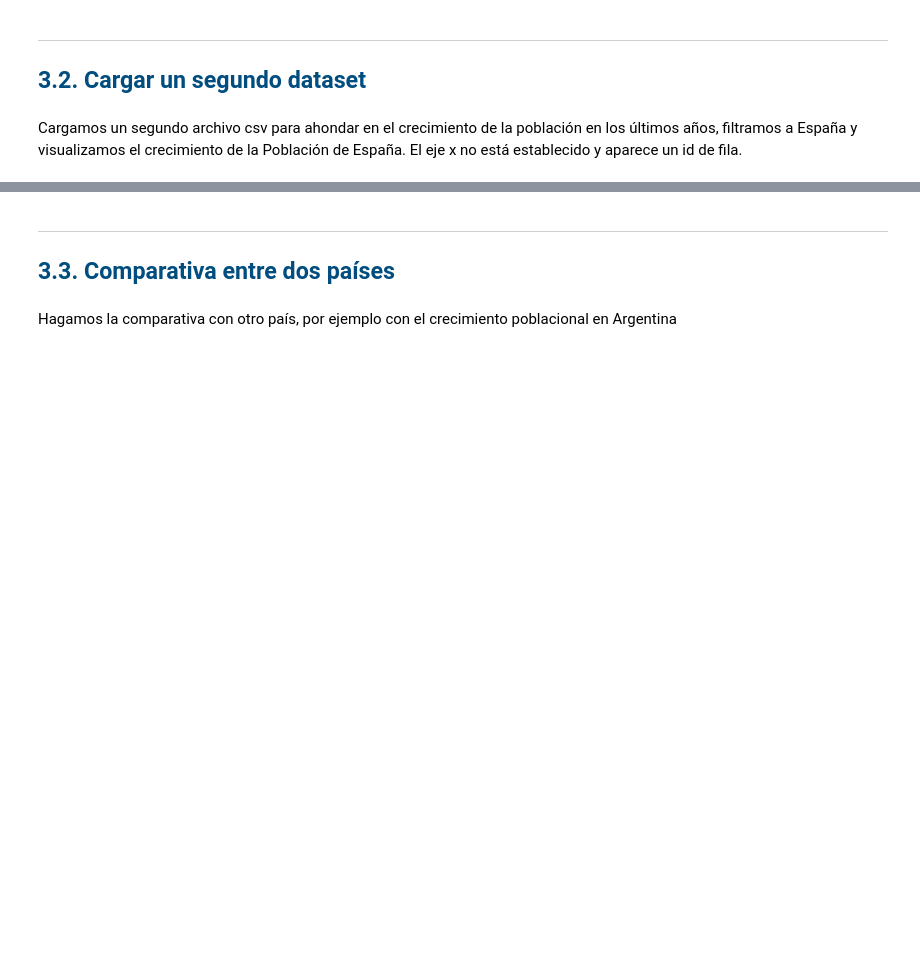
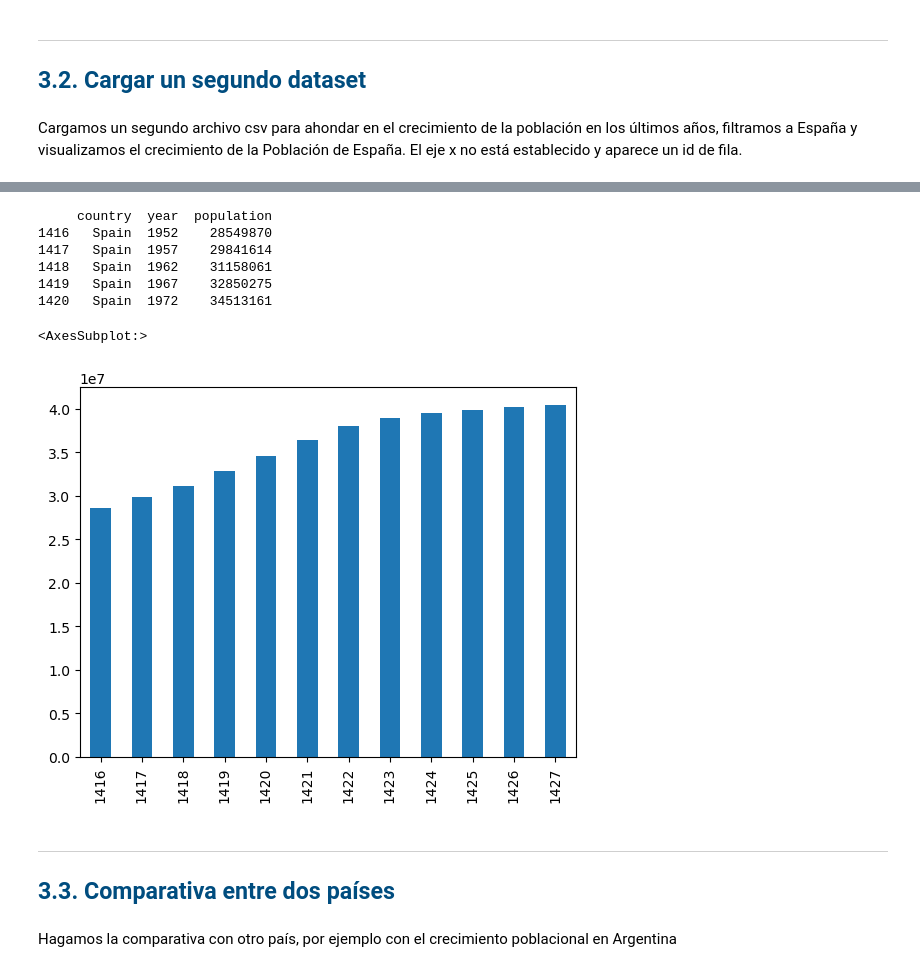
Before and after one commit to EnmanuelMartinsAbilheira/machine-learning-with-python-advanced-machine-learning, a Jupyter notebook: Cap 3. Preprocesamiento de datos/JupyterNotebooks/3.1. Analisis Exploratorio de Datos.ipynb, the cells around one changed output, grey strips where cells are left out. Drawn from its saved outputs; the diff is of its cells as text; code cells hidden in the pictures; blank space fills up the shorter version.

```diff
--- a/Cap 3. Preprocesamiento de datos/JupyterNotebooks/3.1. Analisis Exploratorio de Datos.ipynb
+++ b/Cap 3. Preprocesamiento de datos/JupyterNotebooks/3.1. Analisis Exploratorio de Datos.ipynb
@@ -228,0 +202,4 @@ Cargamos un segundo archivo csv para ahondar en el crecimiento de la población
+# %%
+dataset='data/countries2.csv'
+df_pop =pd.read_csv(dataset, sep=",")
+df_pop
@@ -229,3 +220,18 @@ Cargamos un segundo archivo csv para ahondar en el crecimiento de la población
+# %%
+df_pop_es = df_pop[df_pop["country"] == 'Spain']
+print(df_pop_es.head())
+# %% [output]
+     country  year  population
+1416   Spain  1952    28549870
+1417   Spain  1957    29841614
+1418   Spain  1962    31158061
+1419   Spain  1967    32850275
+1420   Spain  1972    34513161
+# %%
+df_pop_es.drop(['country'], axis=1)['population'].plot(kind='bar')
+# %% [output]
+<AxesSubplot:>
+[figure, added]
 # %% [markdown]
 ---
 <a id="section33"></a>
```
Also changed, not shown: parts of 8 cells of this notebook.
